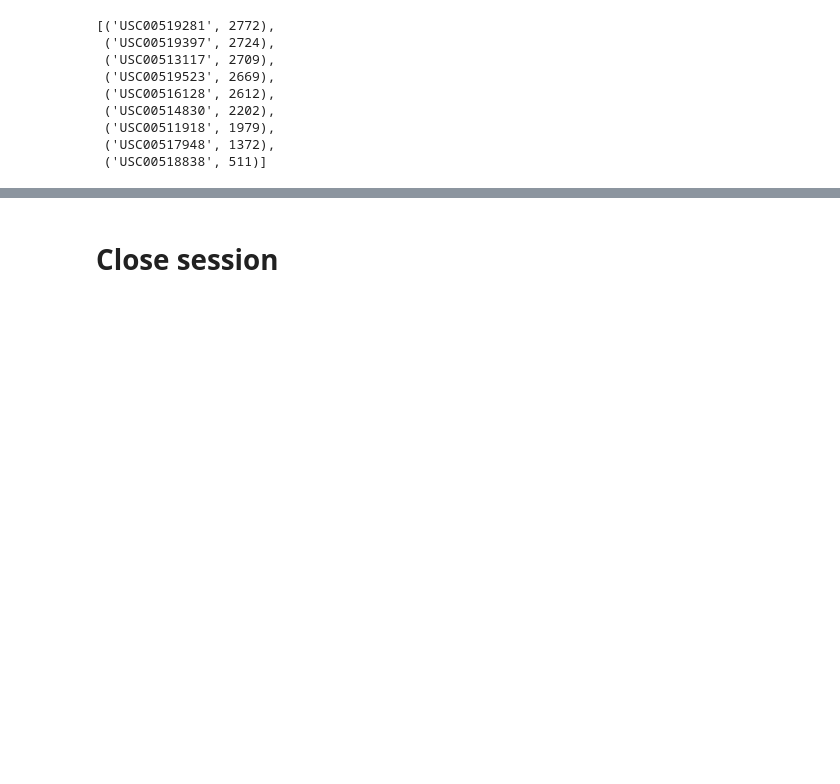
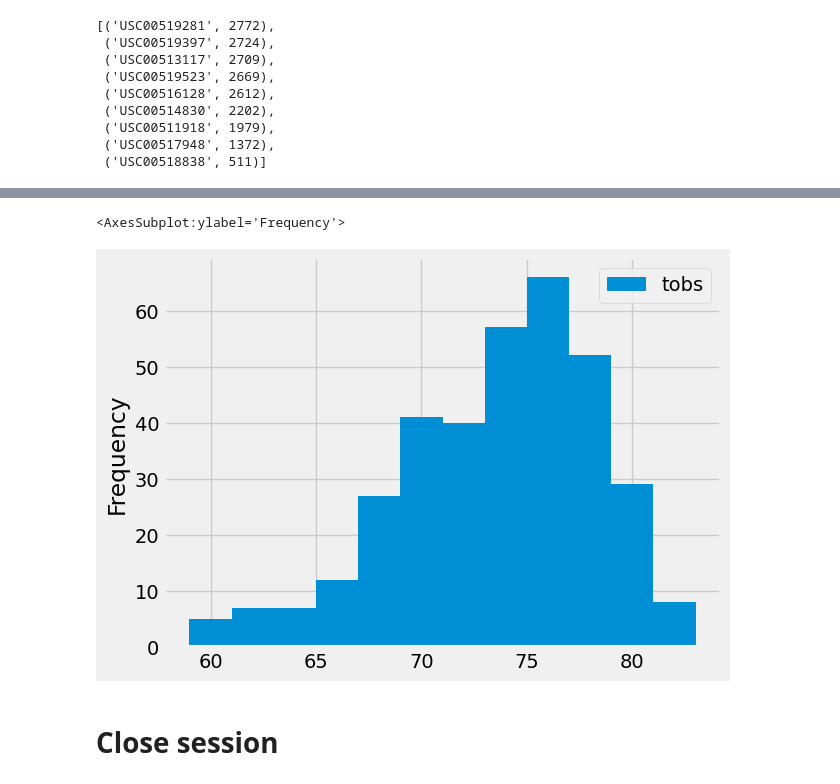
Before and after one commit to JLeigh101/sqlalchemy-challenge, a Jupyter notebook: SurfsUp/climate_analysis.ipynb, the cells around one changed output, grey strips where cells are left out. Saved outputs shown, nothing was run; the diff lists cells and outputs as text; code cells hidden in the pictures; blank space fills up the shorter version.

```diff
--- a/SurfsUp/climate_analysis.ipynb
+++ b/SurfsUp/climate_analysis.ipynb
@@ -188,3 +203,7 @@ active_stations
 # %%
 # Using the most active station id
-# Query the last 12 months of temperature observation data for this station and plot the results as a histogram
+# Query the last 12 months of temperature observation data for this station
+cutoff_date_12month = '2016-08-23'
+last_12_months_temps = session.query(Measurement.tobs).filter((Measurement.station == 'USC00519281') & (Measurement.date > cutoff_date_12month)).all()
+last_12_months_temps_df = pd.DataFrame(last_12_months_temps)
+last_12_months_temps_df
@@ -191,3 +224,9 @@ active_stations
+# %%
+# plot the results as a histogram
+last_12_months_temps_df.plot.hist(bins=12)
+# %% [output]
+<AxesSubplot:ylabel='Frequency'>
+[figure, added]
 # %% [markdown]
 # Close session
 # %%
```
Also changed, not shown: parts of 2 cells of this notebook.
